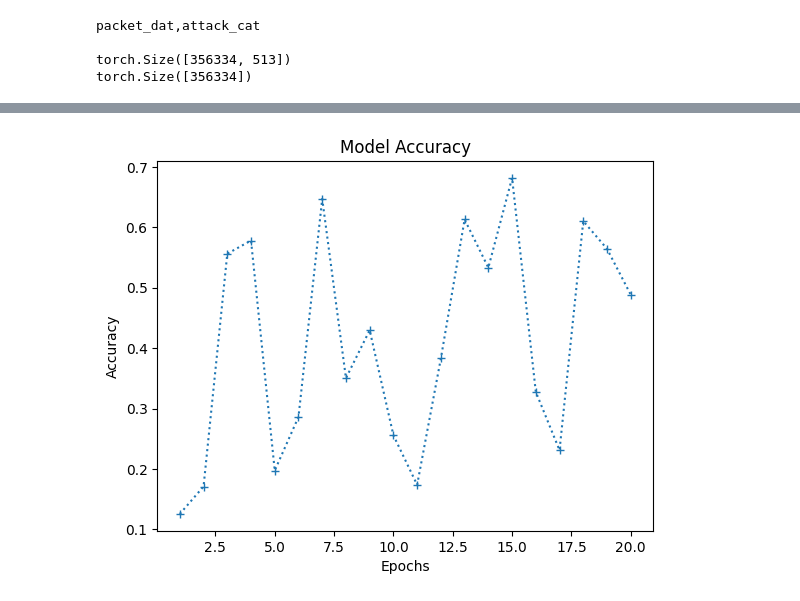
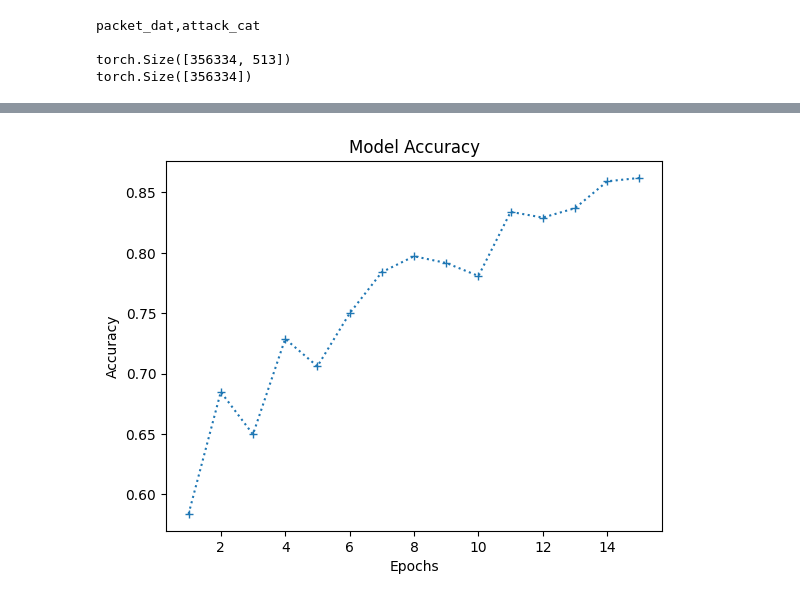
Before and after one commit to FornesJ/Network-Packet-ML-Model, a Jupyter notebook: mlp_model.ipynb, the cells around one changed output, grey strips where cells are left out. Cells and saved outputs as stored; diff of their text form; code cells hidden in the pictures.

Commit message:
added mlp and gru models

```diff
--- a/mlp_model.ipynb
+++ b/mlp_model.ipynb
@@ -9,8 +10,9 @@ import matplotlib.pyplot as plt
 # %%
 conf = {
-    "batch_size": 128,
-    "epochs": 20,
-    "learning_rate": 0.00001
+    "batch_size": 516,
+    "epochs": 15,
+    "learning_rate": 0.0001,
+    "load_model": True
 }
 
 device = torch.device("cuda" if torch.cuda.is_available() else "cpu")
@@ -143,6 +67,19 @@ model = MLP(X_train.shape[1]).to(device)
 criterion = nn.CrossEntropyLoss()
 optimizer = torch.optim.AdamW(model.parameters(), lr=conf["learning_rate"], weight_decay=0.01)
 scheduler = torch.optim.lr_scheduler.ExponentialLR(optimizer, 0.9)
+
+if conf["load_model"]:
+    # load model
+    checkpoint_path = os.path.join(os.getcwd(), "checkpoint", "mlp_model.pth")
+
+    checkpoint = torch.load(checkpoint_path, map_location=torch.device(device=device))
+
+    model.load_state_dict(checkpoint["model_state_dict"])
+    optimizer.load_state_dict(checkpoint["optimizer_state_dict"])
+    scheduler.load_state_dict(checkpoint["scheduler_state_dict"])
+    epoch = checkpoint["epoch"]
+
+    print(f"Checkpoint loaded from {checkpoint_path}, starting from epoch {epoch}")
 # %%
 # eval function
 def evaluate(model, val_loader):
@@ -215,5 +152,11 @@ def plot_data(data, type, title, n_epochs=conf["epochs"]):
     plt.ylabel(type)
     plt.show()
 # %%
-accuracy, train_loss, val_loss = train(model=model, train_loader=train_loader, val_loader=val_loader)
+accuracy = []
+train_loss = []
+val_loss = []
+
+if not conf["load_model"]:
+    accuracy, train_loss, val_loss = train(model=model, train_loader=train_loader, val_loader=val_loader)
+    plot_data(accuracy, type="Accuracy", title="Model Accuracy")
 # %% [output]
@@ -240,4 +178 @@ Epoch: 20/20, Accuracy: 0.4885, Train loss: 1.2287, Val loss: 1.7268
+[figure, added]
-# %%
-plot_data(accuracy, type="Accuracy", title="Model Accuracy")
-# %% [output]
-[figure, removed]
```
Also changed, not shown: parts of 9 cells of this notebook, 4 other files.
